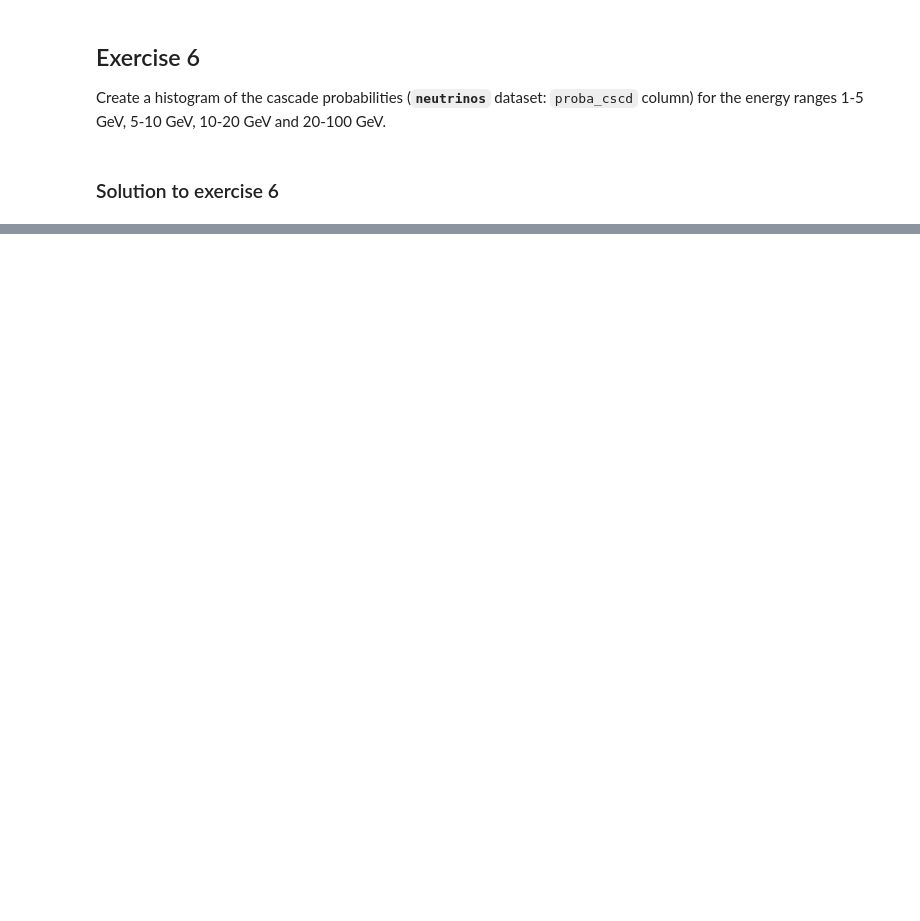
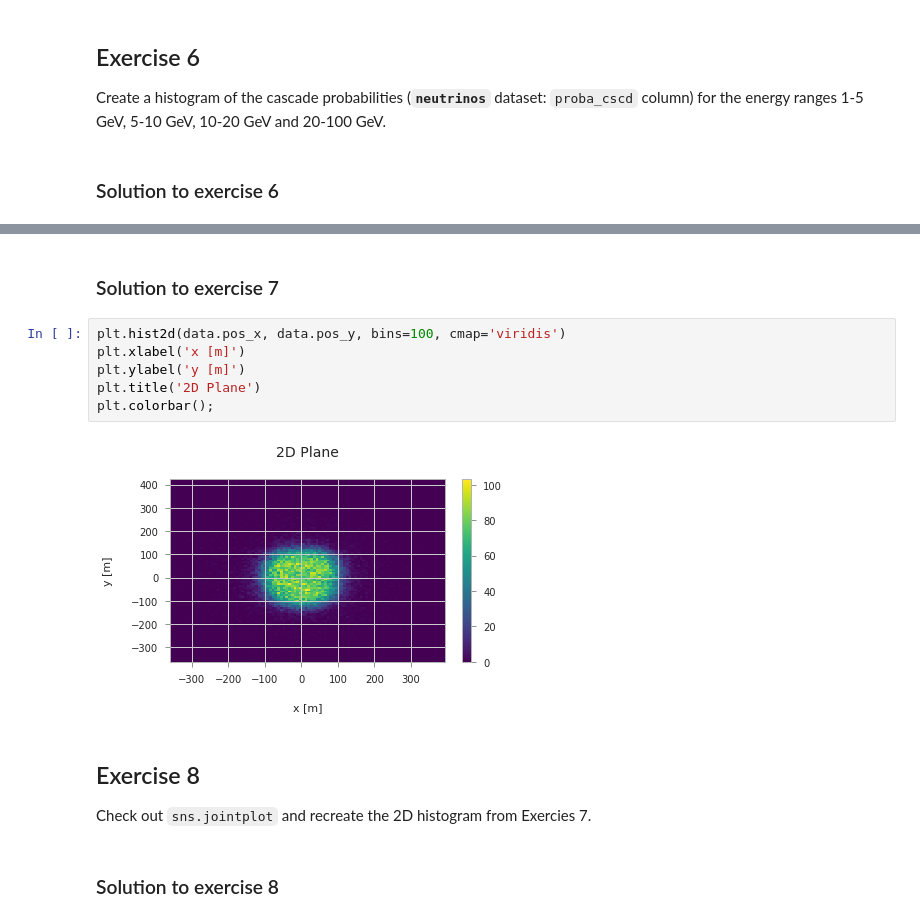
Before and after one commit to Asterics2020-Obelics/School2018, a Jupyter notebook: pandas/2. Reading and Visualising Data.ipynb, the cells around one changed output, grey strips where cells are left out. Cells and saved outputs as stored; diff of their text form; blank space fills up the shorter version.

Commit message:
Update examples and fix last exercise

```diff
--- a/pandas/2. Reading and Visualising Data.ipynb
+++ b/pandas/2. Reading and Visualising Data.ipynb
@@ -178,0 +254,16 @@ neutrinos.hist('proba_cscd', by='ebin', bins=50);
+# %% [markdown]
+### Solution to exercise 7
+# %%
+plt.hist2d(data.pos_x, data.pos_y, bins=100, cmap='viridis')
+plt.xlabel('x [m]')
+plt.ylabel('y [m]')
+plt.title('2D Plane')
+plt.colorbar();
+# %% [output]
+[figure, added]
+# %% [markdown]
+## Exercise 8
+
+Check out `sns.jointplot` and recreate the 2D histogram from Exercies 7.
+# %% [markdown]
+### Solution to exercise 8
```
Also changed, not shown: parts of 34 cells of this notebook.
